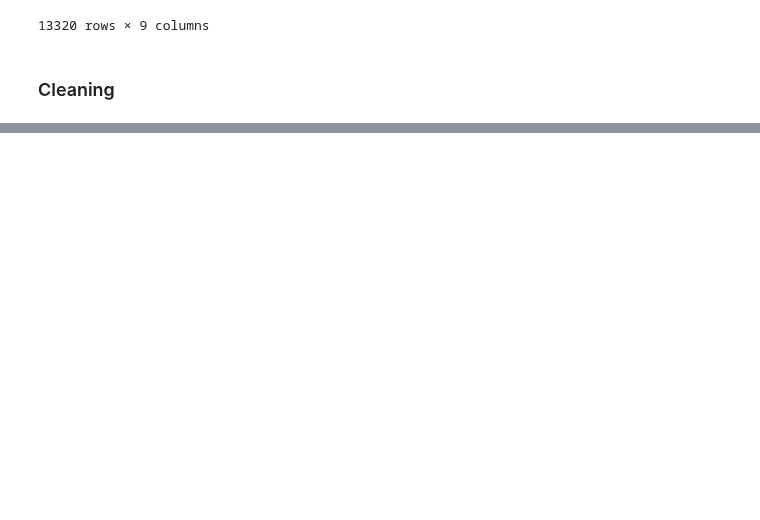
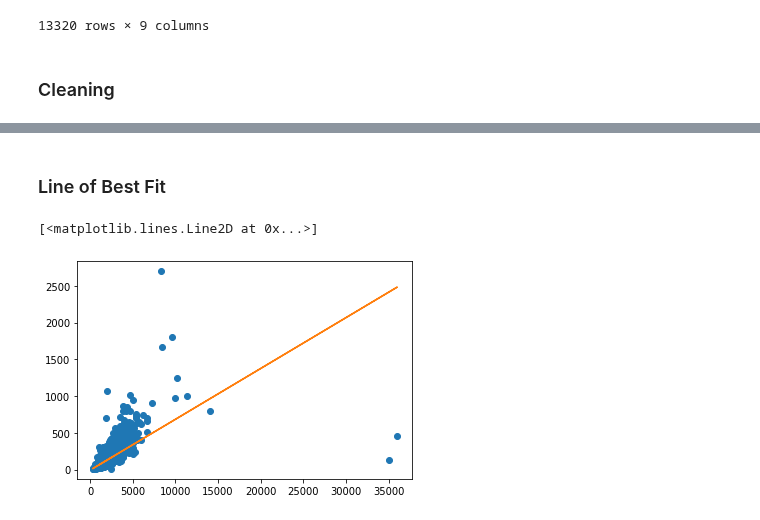
Before and after one commit to mananbhatt5/Tamid-TechEdu-S22, a Jupyter notebook: Week6/Week 6 Code.ipynb, the cells around one changed output, grey strips where cells are left out. Cells and saved outputs as stored; diff of their text form; code cells hidden in the pictures; blank space fills up the shorter version.

```diff
--- a/Week6/Week 6 Code.ipynb
+++ b/Week6/Week 6 Code.ipynb
@@ -67,0 +107,11 @@ ValueError: could not convert string to float: '1500Sq. Meter'
+# %% [markdown]
+### Line of Best Fit ###
+# %%
+x = 'total_sqft'
+y = 'price'
+plt.plot(x, y, data=df2, linestyle = 'none', marker = 'o')
+m, b = np.polyfit(df2[x], df2[y], 1)
+plt.plot(df2[x], m * df2[x] + b)
+# %% [output]
+[<matplotlib.lines.Line2D at 0x...>]
+[figure, added]
```
Also changed, not shown: parts of 20 cells of this notebook, 1 other file.
